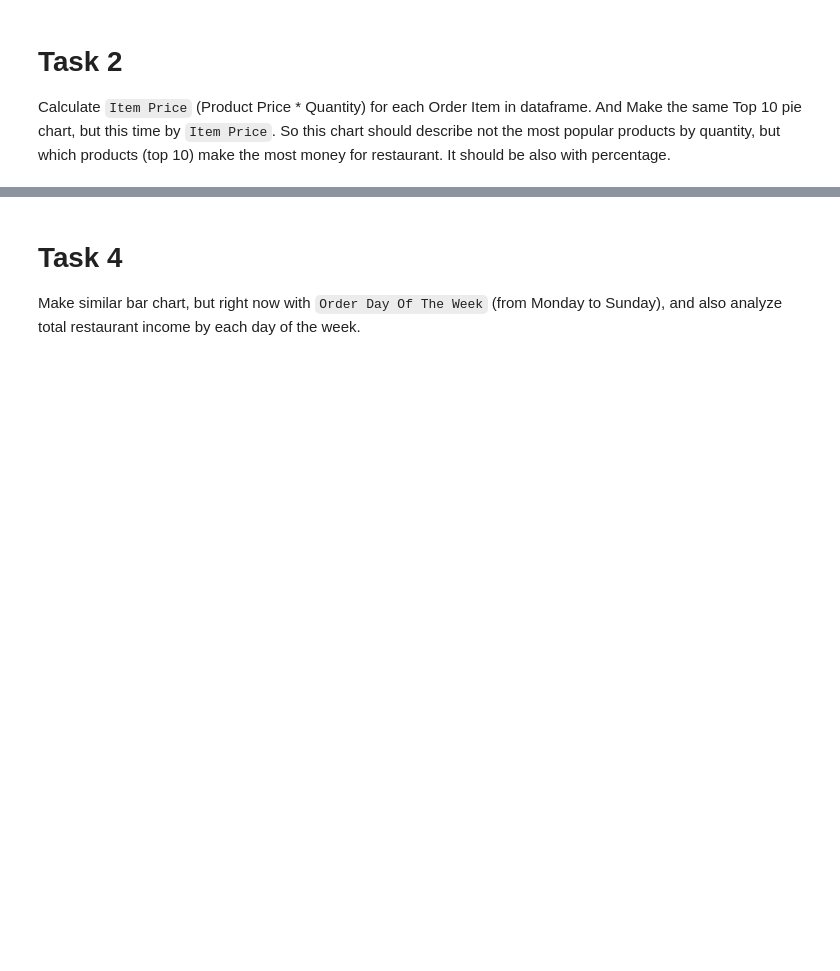
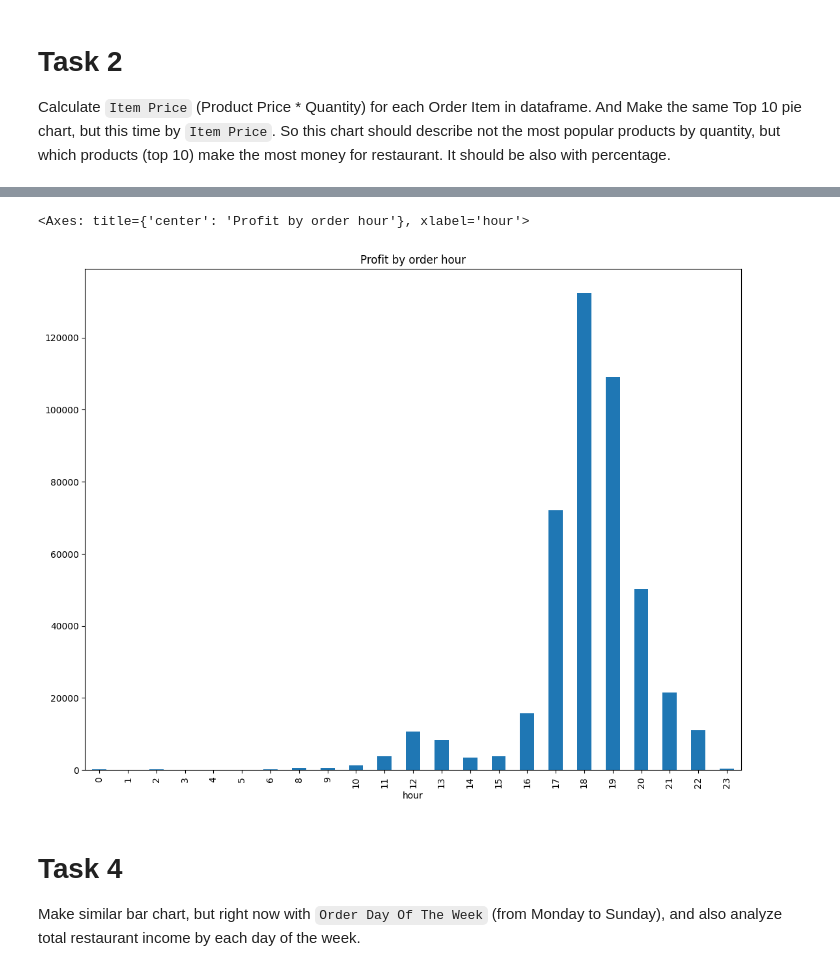
Before and after one commit to mate-academy/py-restaurant-data-analysis, a Jupyter notebook: app/main.ipynb, the cells around one changed output, grey strips where cells are left out. Saved outputs shown, nothing was run; the diff lists cells and outputs as text; code cells hidden in the pictures; blank space fills up the shorter version.

```diff
--- a/app/main.ipynb
+++ b/app/main.ipynb
@@ -68,8 +102,18 @@ Example:
 ![bar chart](../demo/bar.png)
 # %%
 df["datetime"] = df["datetime"].astype("datetime64[ns]")
-top_hour = df.assign(order_hour=df.quantity*df.price, hour=df.datetime.dt.hour).groupby("hour").order_hour.sum()
-top_hour.plot.bar(y="order_hour", figsize=(13, 10), title="Profit by order hour")
+top_hour = (
+    df.assign(order_hour=df.quantity*df.price, hour=df.datetime.dt.hour)
+    .groupby("hour").order_hour.sum()
+)
+top_hour.plot.bar(
+    y="order_hour",
+    figsize=(13, 10),
+    title="Profit by order hour"
+)
+# %% [output]
+<Axes: title={'center': 'Profit by order hour'}, xlabel='hour'>
+[figure, added]
 # %% [markdown]
 # Task 4
 Make similar bar chart, but right now with `Order Day Of The Week` (from Monday to Sunday), and also analyze total restaurant income by each day of the week.
```
Also changed, not shown: parts of 5 cells of this notebook.
